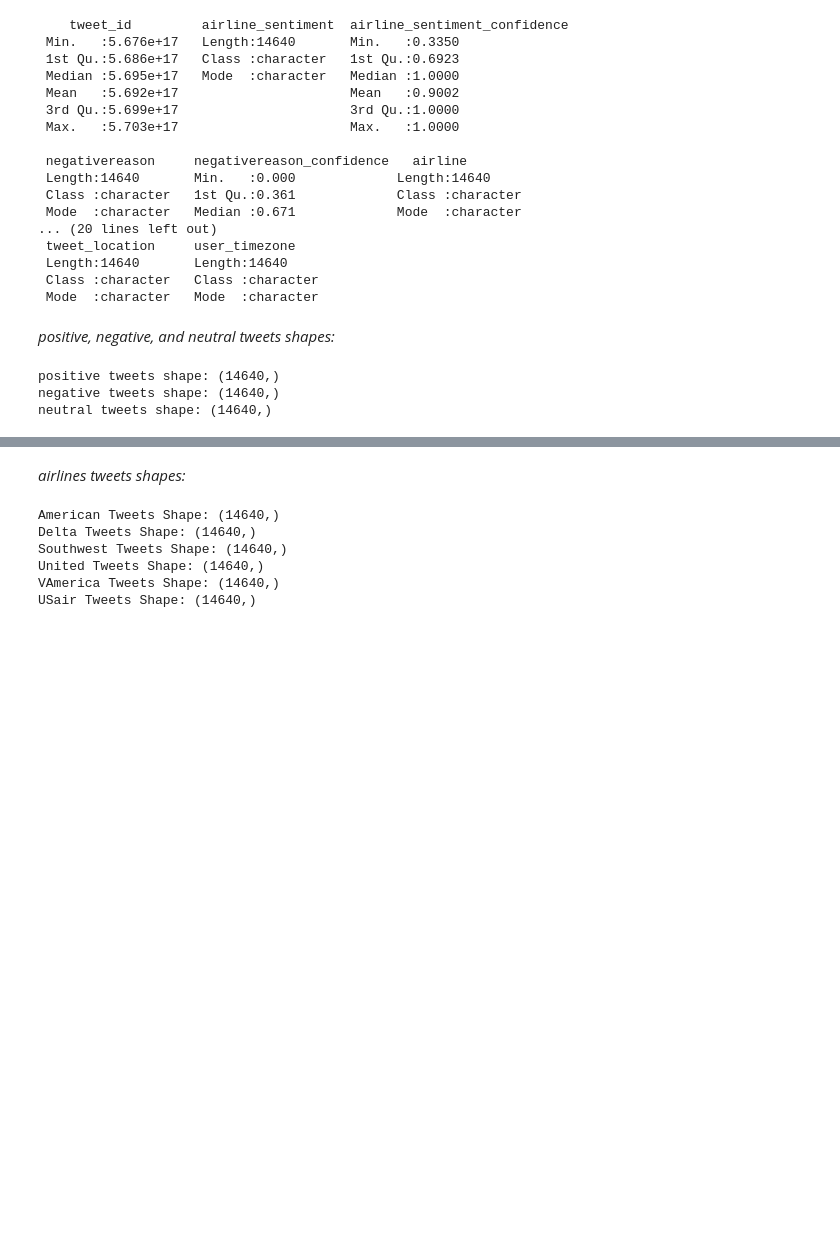
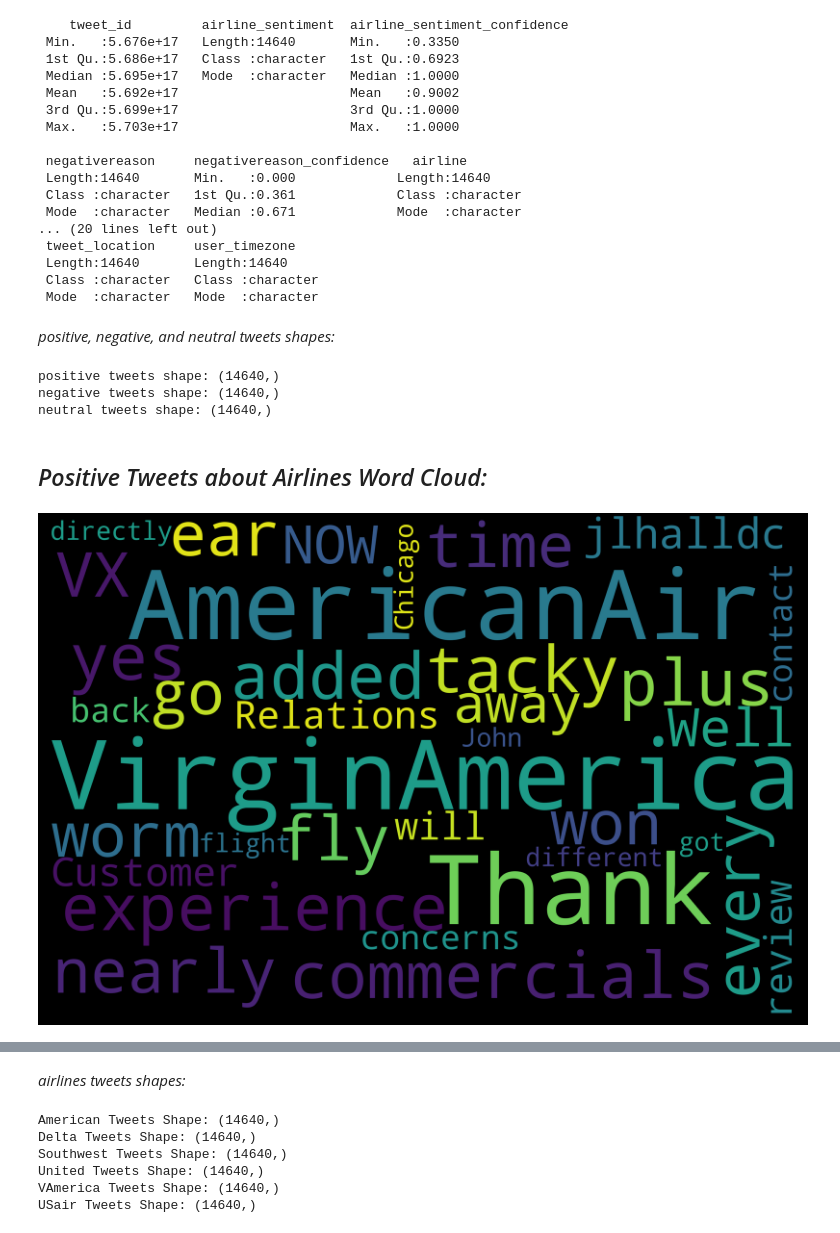
Before and after one commit to outcastgeek/ANLY520_US_AirlineTwitterSentimentAnalysis, a Jupyter notebook: U.S.AirlineTwitterSentimentAnalysis.ipynb, the cells around one changed output, grey strips where cells are left out. Cells and saved outputs as stored; diff of their text form; code cells hidden in the pictures; blank space fills up the shorter version.

Commit message:
Added Word Clouds for Positive, Neutral, and Negative Tweets

```diff
--- a/U.S.AirlineTwitterSentimentAnalysis.ipynb
+++ b/U.S.AirlineTwitterSentimentAnalysis.ipynb
@@ -169,3 +171,24 @@ print(f'neutral tweets shape: {neutral_tweets.shape}')
 positive tweets shape: (14640,)
 negative tweets shape: (14640,)
 neutral tweets shape: (14640,)
+# %%
+def word_cloud(content):
+    wordcloud = WordCloud(
+    width = 3000,
+    height = 2000,
+    background_color = 'black',
+    stopwords = STOPWORDS).generate(str(content))
+    fig = plt.figure(
+        figsize = (40, 30),
+        facecolor = 'k',
+        edgecolor = 'k')
+    plt.imshow(wordcloud, interpolation = 'bilinear')
+    plt.axis('off')
+    plt.tight_layout(pad=0)
+    plt.show()
+# %% [markdown]
+## _Positive Tweets about Airlines Word Cloud:_
+# %%
+word_cloud(tweets_dataset.loc[tweets_dataset['airline_sentiment'] == 'positive'].text.values)
+# %% [output]
+[figure, added]
```
Also changed, not shown: parts of 12 cells of this notebook.
